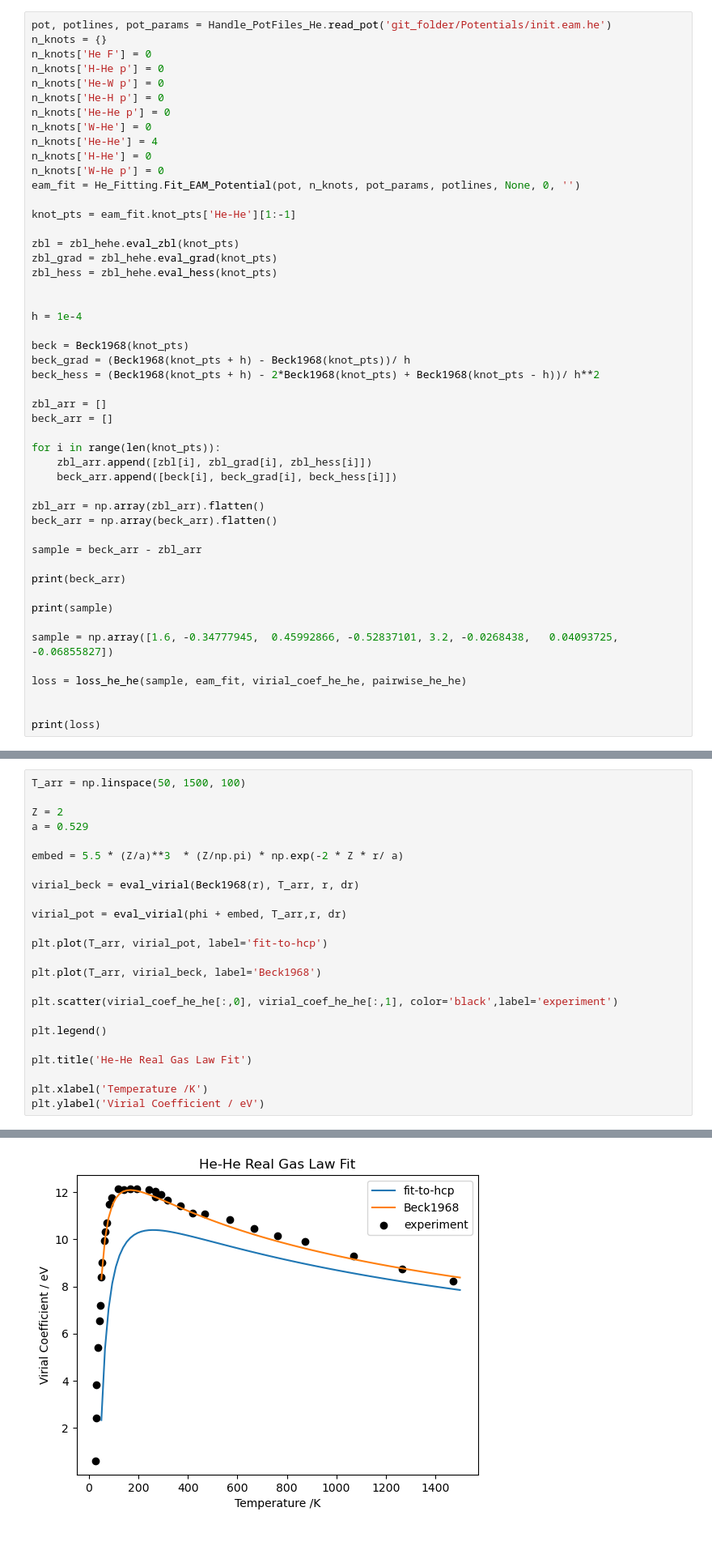
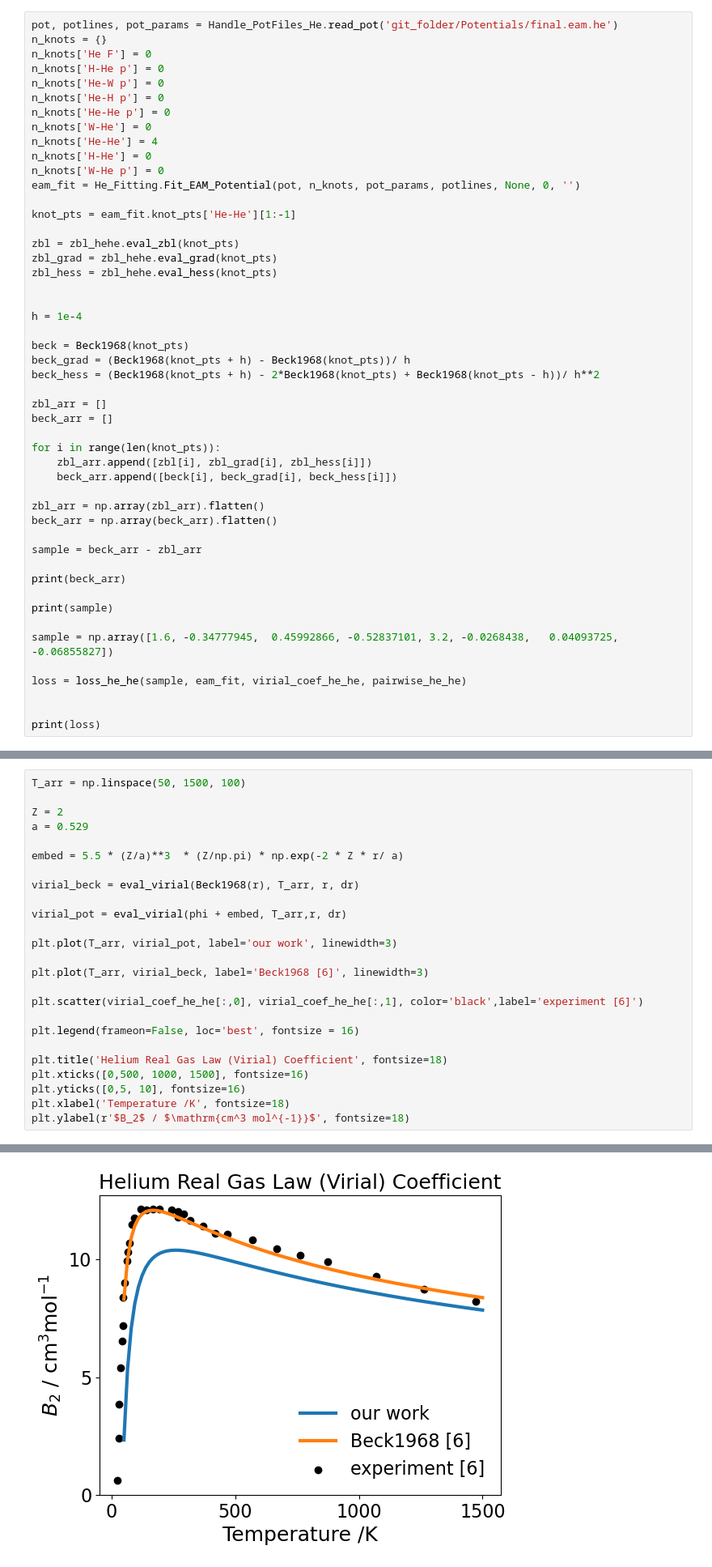
Before and after one commit to Samanyu-T/Lammps_MD, a Jupyter notebook: Jupyter_Notebooks/test_energies.ipynb, the cells around one changed output, grey strips where cells are left out. Shown at 81% size. Drawn from its saved outputs; the diff is of its cells as text; blank space fills up the shorter version.

```diff
--- a/Jupyter_Notebooks/test_energies.ipynb
+++ b/Jupyter_Notebooks/test_energies.ipynb
@@ -192,7 +192,7 @@ def loss_he_he(x, eam_fit, virial_ref, pairwise_ref):
 
     return loss
 # %%
-pot, potlines, pot_params = Handle_PotFiles_He.read_pot('git_folder/Potentials/init.eam.he')
+pot, potlines, pot_params = Handle_PotFiles_He.read_pot('git_folder/Potentials/final.eam.he')
 n_knots = {}
 n_knots['He F'] = 0
 n_knots['H-He p'] = 0
@@ -308,16 +308,17 @@ virial_beck = eval_virial(Beck1968(r), T_arr, r, dr)
 
 virial_pot = eval_virial(phi + embed, T_arr,r, dr)
 
-plt.plot(T_arr, virial_pot, label='fit-to-hcp')
+plt.plot(T_arr, virial_pot, label='our work', linewidth=3)
 
-plt.plot(T_arr, virial_beck, label='Beck1968')
+plt.plot(T_arr, virial_beck, label='Beck1968 [6]', linewidth=3)
 
-plt.scatter(virial_coef_he_he[:,0], virial_coef_he_he[:,1], color='black',label='experiment')
+plt.scatter(virial_coef_he_he[:,0], virial_coef_he_he[:,1], color='black',label='experiment [6]')
 
-plt.legend()
+plt.legend(frameon=False, loc='best', fontsize = 16)
 
-plt.title('He-He Real Gas Law Fit')
-
-plt.xlabel('Temperature /K')
-plt.ylabel('Virial Coefficient / eV')
+plt.title('Helium Real Gas Law (Virial) Coefficient', fontsize=18)
+plt.xticks([0,500, 1000, 1500], fontsize=16)
+plt.yticks([0,5, 10], fontsize=16)
+plt.xlabel('Temperature /K', fontsize=18)
+plt.ylabel(r'$B_2$ / $\mathrm{cm^3 mol^{-1}}$', fontsize=18)
 # %% [output]
@@ -325,4 +326,4 @@ Text(0, 0.5, 'Virial Coefficient / eV')
-[figure, old version]
+[figure, new version]
 # %%
 def loss_h_he(x, eam_fit, ref):
 
```
Also changed, not shown: parts of 6 cells of this notebook, 19 other files.
